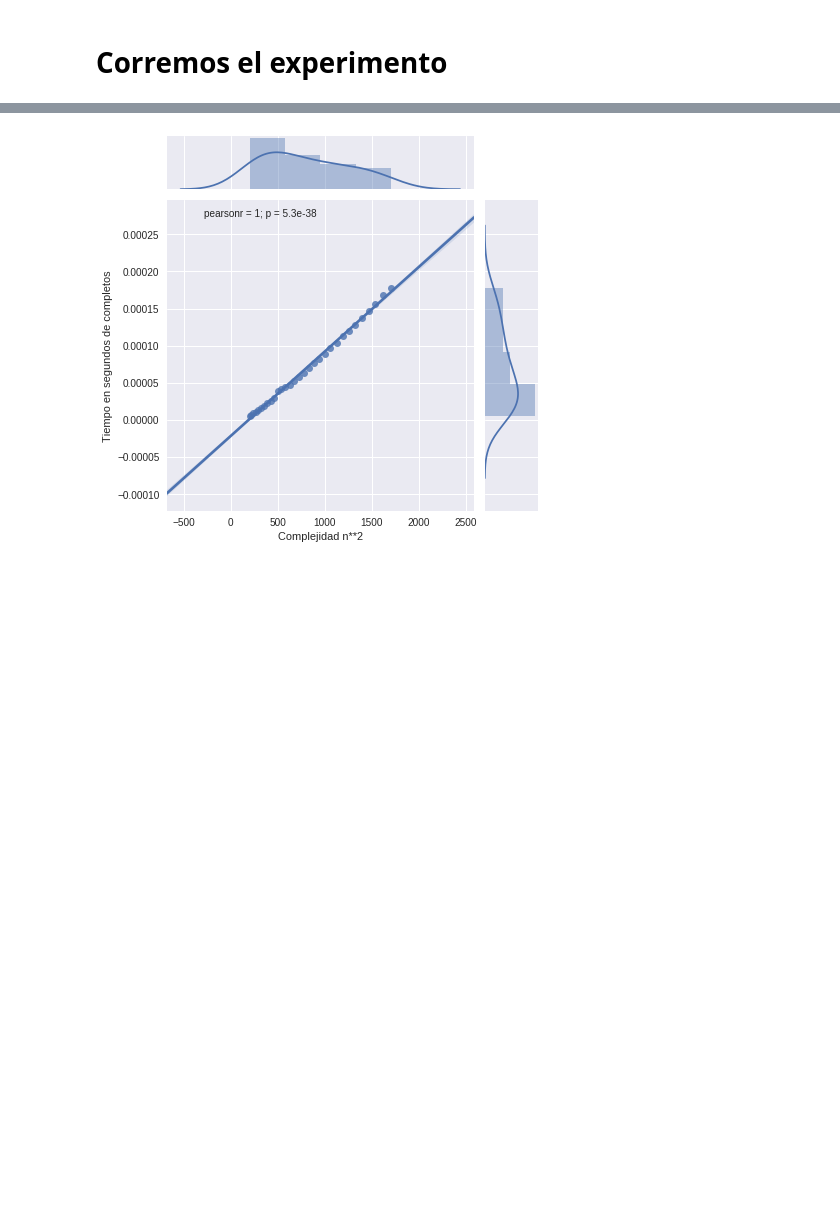
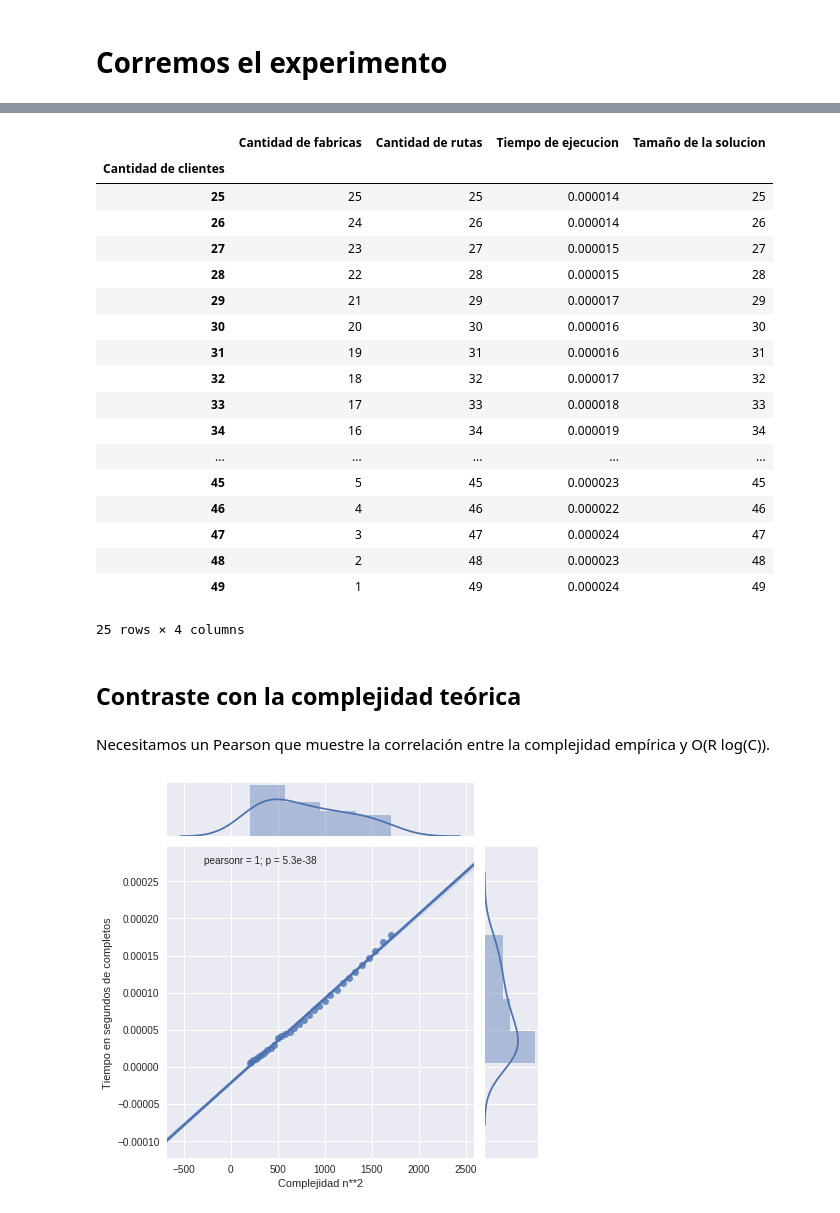
Before and after one commit to cat-j/startup2-algo3, a Jupyter notebook: ej3/generador_de_tests.ipynb, the cells around one changed output, grey strips where cells are left out. Drawn from its saved outputs; the diff is of its cells as text; code cells hidden in the pictures; blank space fills up the shorter version.

```diff
--- a/ej3/generador_de_tests.ipynb
+++ b/ej3/generador_de_tests.ipynb
@@ -163,0 +193,25 @@ plt.show()
+# %%
+for key, value in resultsC.items():
+    resultsC[key] = value.groupby("Cantidad de clientes").mean()
+
+resultsC["ccreciente_0.0"]
+# %% [output]
+|  | Cantidad de fabricas | Cantidad de rutas | Tiempo de ejecucion | Tamaño de la solucion |
+| Cantidad de clientes |  |  |  |  |
+| 25 | 25 | 25 | 0.000014 | 25 |
+| 26 | 24 | 26 | 0.000014 | 26 |
+| 27 | 23 | 27 | 0.000015 | 27 |
+| 28 | 22 | 28 | 0.000015 | 28 |
+| 29 | 21 | 29 | 0.000017 | 29 |
+| 30 | 20 | 30 | 0.000016 | 30 |
+| 31 | 19 | 31 | 0.000016 | 31 |
+| 32 | 18 | 32 | 0.000017 | 32 |
+| 33 | 17 | 33 | 0.000018 | 33 |
+| 34 | 16 | 34 | 0.000019 | 34 |
+| ... | ... | ... | ... | ... |
+| 45 | 5 | 45 | 0.000023 | 45 |
+| 46 | 4 | 46 | 0.000022 | 46 |
+| 47 | 3 | 47 | 0.000024 | 47 |
+| 48 | 2 | 48 | 0.000023 | 48 |
+| 49 | 1 | 49 | 0.000024 | 49 |
+25 rows × 4 columns
@@ -164,3 +231,7 @@ plt.show()
+# %% [markdown]
+## Contraste con la complejidad teórica
+# %% [markdown]
+Necesitamos un Pearson que muestre la correlación entre la complejidad empírica y O(R log(C)).
 # %%
 sns.jointplot(dfComp['Complejidad n**2'], dfComp['Tiempo en segundos de completos'], kind="reg")
 sns.jointplot(dfComp['Complejidad n'], dfComp['Tiempo en segundos de arboles'], kind="reg")
```
Also changed, not shown: parts of 16 cells of this notebook, 6 other files.
